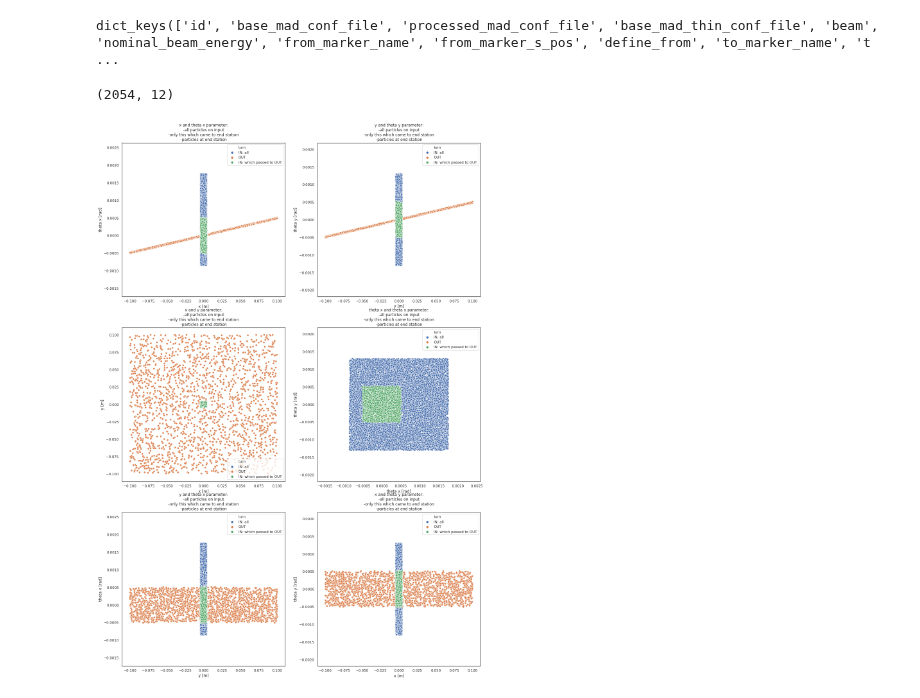
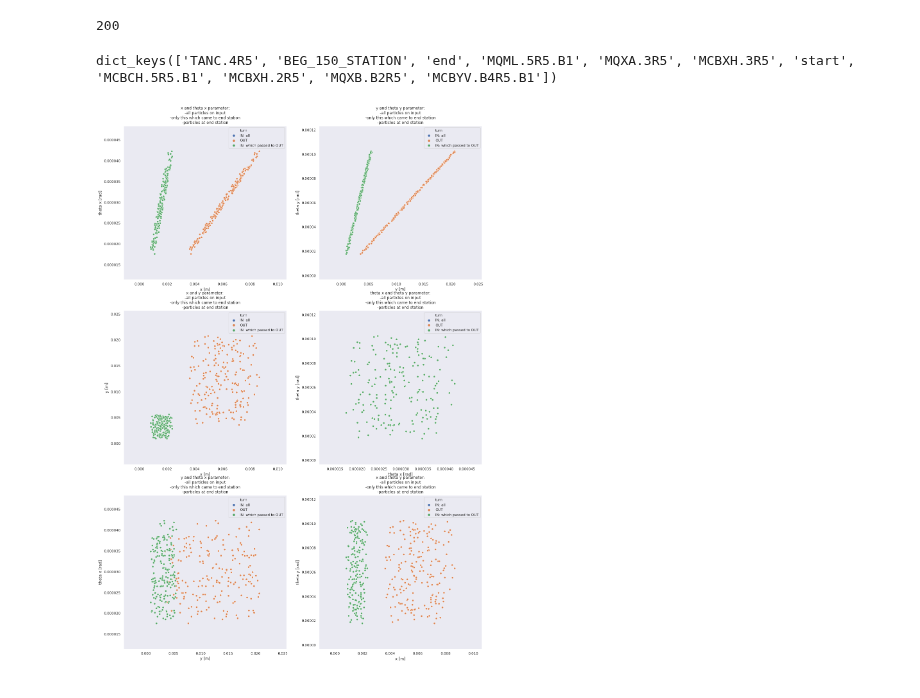
Before and after one commit to mucharafal/optics_generator_python, a Jupyter notebook: notebooks/BeamPlots.ipynb, the cells around one changed output. Drawn from its saved outputs; the diff is of its cells as text; code cells hidden in the pictures.

Commit message:
Visualization debug

```diff
--- a/notebooks/BeamPlots.ipynb
+++ b/notebooks/BeamPlots.ipynb
@@ -12,9 +12,7 @@ import approximator.model as am
 import data.particles_trajectory_generator as ptg
 import importlib as il
 il.reload(ptg)
-sns.set(style="white")
+sns.set(style="dark")
 sys.path.append("/home/rafalmucha/Pobrane/optic/optics_generator_python/src")
 path_to_configuration = "/home/rafalmucha/Pobrane/optic/s/"
-# %% [output]
-dict_keys(['id', 'base_mad_conf_file', 'processed_mad_conf_file', 'base_mad_thin_conf_file', 'beam', 'nominal_beam_energy', 'from_marker_name', 'from_marker_s_pos', 'define_from', 'to_marker_name', 't ...
 # %%
@@ -31,8 +48,12 @@ sigma_ksi = 0.001
 # %%
-x_angle = 0.00045
-y_angle = 0.00045
-output = ptg.generate_particles(configuration, {"x_min": x_angle, "x_max": x_angle, "y_min": y_angle, "y_max": y_angle}, path_to_configuration, target, 1000)
+x_angle_min = 0.00002
+x_angle_max = 0.00004
+y_angle_min = 0.00002
+y_angle_max = 0.0001
+
+number_of_particles_in_one_run = 200
+target = 100
+
+output = ptg.generate_particles(configuration, {"x_min": x_angle_min, "x_max": x_angle_max, "y_min": y_angle_min, "y_max": y_angle_max}, path_to_configuration, target, number_of_particles_in_one_run)
+# %% [output]
+200
-# %%
-output["end"].shape
-# %% [output]
-(2054, 12)
@@ -42 +60,12 @@ end_segment_name = "end"
+# %%
+output.keys()
+# %% [output]
+dict_keys(['TANC.4R5', 'BEG_150_STATION', 'end', 'MQML.5R5.B1', 'MQXA.3R5', 'MCBXH.3R5', 'start', 'MCBCH.5R5.B1', 'MCBXH.2R5', 'MQXB.B2R5', 'MCBYV.B4R5.B1'])
+# %%
+# Names of segments, like MQXA.3R5
+start_segment_name = "MQXA.3R5"
+end_segment_name = "end"
+
+if start_segment_name != "start":
+    output[start_segment_name].T[1] -= 1
 # %%
@@ -124,19 +177,19 @@ def plot_with_turn(x_name, y_name, non_filtered_input_matrix, input_matrix, outp
 # %%
 f, axes = plt.subplots(3, 2)
 
 fig = plt.gcf()
 fig.set_size_inches(20,30)
 
-plot_with_turn("x", "theta x", non_filtered_input_matrix, input_matrix, output_matrix, 0, 0, axes)
+plot_with_turn("x", "theta x", non_filtered_input_matrix, input_matrix, output_matrix, 0, 0, axes, 1e-3, 5e-6)
 
-plot_with_turn("y", "theta y", non_filtered_input_matrix, input_matrix, output_matrix, 0, 1, axes)
+plot_with_turn("y", "theta y", non_filtered_input_matrix, input_matrix, output_matrix, 0, 1, axes, 1e-3, 5e-6)
 
-plot_with_turn("x", "y", non_filtered_input_matrix, input_matrix, output_matrix, 1, 0, axes)
+plot_with_turn("x", "y", non_filtered_input_matrix, input_matrix, output_matrix, 1, 0, axes, 1e-3, 1e-3)
 
-plot_with_turn("theta x", "theta y", non_filtered_input_matrix, input_matrix, output_matrix, 1, 1, axes)
+plot_with_turn("theta x", "theta y", non_filtered_input_matrix, input_matrix, output_matrix, 1, 1, axes, 5e-6, 5e-6)
 
-plot_with_turn("y", "theta x", non_filtered_input_matrix, input_matrix, output_matrix, 2, 0, axes)
+plot_with_turn("y", "theta x", non_filtered_input_matrix, input_matrix, output_matrix, 2, 0, axes, 1e-3, 1e-5)
 
-plot_with_turn("x", "theta y", non_filtered_input_matrix, input_matrix, output_matrix, 2, 1, axes)
+plot_with_turn("x", "theta y", non_filtered_input_matrix, input_matrix, output_matrix, 2, 1, axes, 1e-3, 1e-5)
 # %% [output]
-[figure, old version]
+[figure, new version]
```
Also changed, not shown: parts of 9 cells of this notebook, 3 other files.
